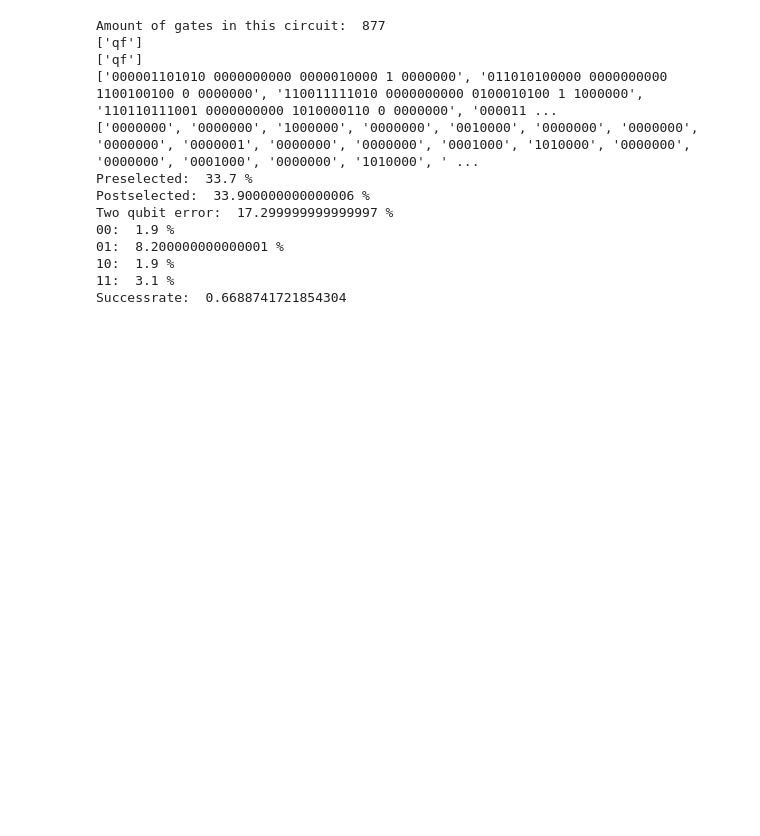
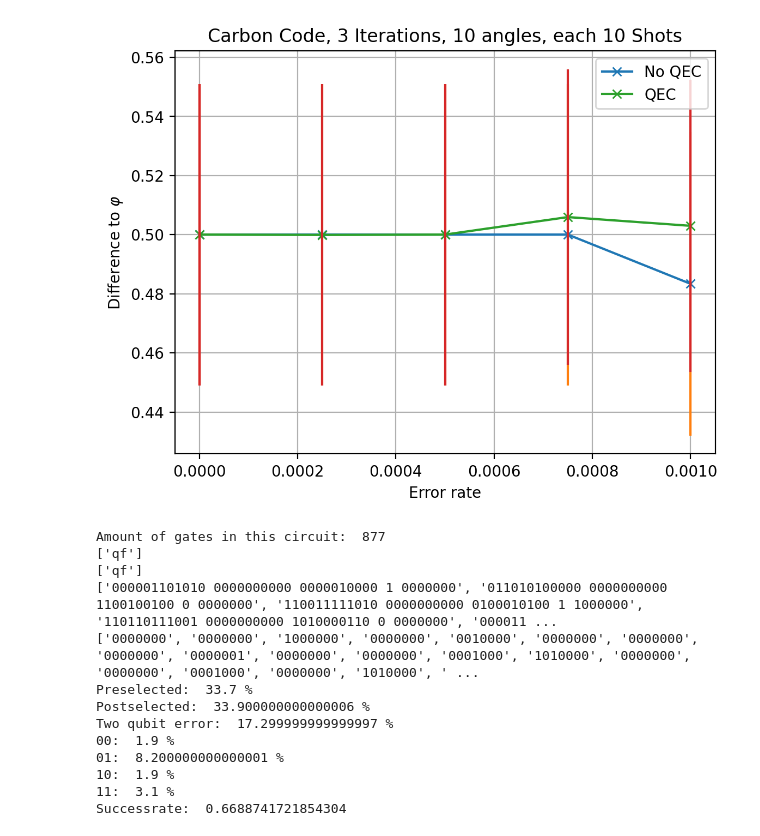
Before and after one commit to RicemanBoy/Bachelor, a Jupyter notebook: [12,2,4]CarbonCode.ipynb, the cells around one changed output. Saved outputs shown, nothing was run; the diff lists cells and outputs as text; code cells hidden in the pictures; blank space fills up the shorter version.

```diff
--- a/[12,2,4]CarbonCode.ipynb
+++ b/[12,2,4]CarbonCode.ipynb
@@ -2228,3 +2142,32 @@ def gates(qc:QuantumCircuit):
+# %%
+#Random Simulation, extra für Leon <3
+
+p = np.linspace(0,0.001,5)
+
+y_all, y_all1 = [],[]
+err, err1 = [], []
+
+for r in p:
+    ok, errr = Leon(3, 30, noise=r, err=False, k=1)
+    y_all.append(ok), err.append(errr)
+    ok1, errr1 = Leon(3, 30, noise=r, err=True, k=1)
+    y_all1.append(ok1), err1.append(errr1)
+# %%
+plt.figure(dpi=200)
+plt.plot(p, y_all, marker="x",label="No QEC")
+plt.errorbar(p,y_all,yerr=err,linestyle="")
+
+plt.plot(p, y_all1, marker="x",label="QEC")
+plt.errorbar(p,y_all1,yerr=err1,linestyle="")
+
+plt.xlabel("Error rate")
+plt.ylabel(r"Difference to $\varphi$")
+plt.title("Carbon Code, 3 Iterations, 10 angles, each 10 Shots")
+plt.grid()
+plt.legend()
+plt.show()
+# %% [output]
+[figure, added]
 # %%
 qc, q, tracker = code_ft()      #third iteration iQPE
 
```
Also changed, not shown: parts of 1 cell of this notebook, 6 other files.
